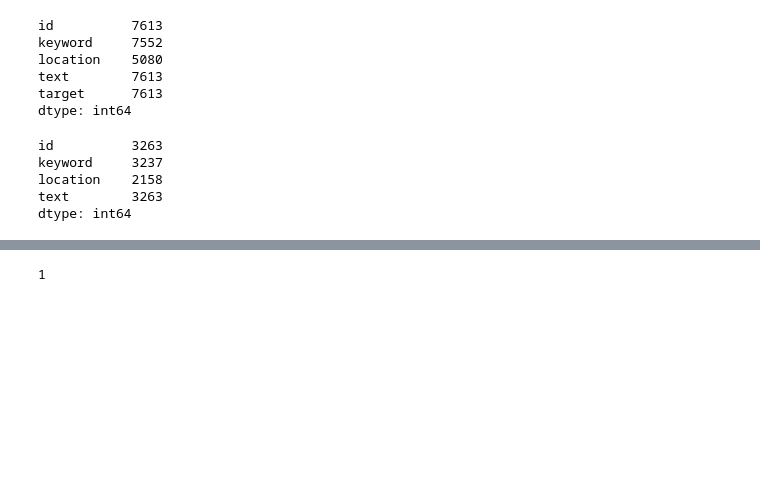
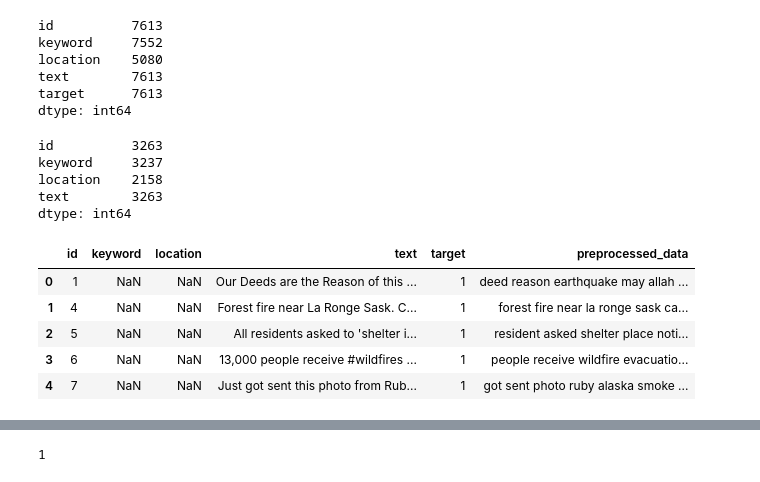
Before and after one commit to skyheat47295/Jupyter_Notebooks, a Jupyter notebook: Kaggle/Competitions/NLP_Disaster_Tweets_Competition/nlp-disaster-tweets-competition.ipynb, the cells around one changed output, grey strips where cells are left out. Cells and saved outputs as stored; diff of their text form; code cells hidden in the pictures; blank space fills up the shorter version.

```diff
--- a/Kaggle/Competitions/NLP_Disaster_Tweets_Competition/nlp-disaster-tweets-competition.ipynb
+++ b/Kaggle/Competitions/NLP_Disaster_Tweets_Competition/nlp-disaster-tweets-competition.ipynb
@@ -86,3 +89,31 @@ keyword     3237
 location    2158
 text        3263
 dtype: int64
+# %%
+# Data Cleaning Train
+#stripped = []
+#for text in train_data['text'].values:
+#        stripped.append(re.sub(r'https?://\S+|www\.\S+','',text))    # removing website link if any present in the text
+#train_data['html_stripped'] = stripped
+
+wl = WordNetLemmatizer()
+STOPWORDS = stopwords.words('english')
+corpus = list()
+for text in train_data['text'].values:
+    text = re.sub(r'https?://\S+|www\.\S+','',text)    # removing website link if any present in the text
+    text = re.sub(r'[^a-zA-Z]', ' ', text)             # keeping only alphabetic characters
+    text = text.lower()
+    text = text.split()
+    text = [wl.lemmatize(word) for word in text if not word in STOPWORDS]  # lemmatizing the words using wordnet lemmatizer
+    text = " ".join(text)
+    corpus.append(text)
+train_data['preprocessed_data'] = corpus
+# %%
+train_data.head()
+# %% [output]
+|  | id | keyword | location | text | target | preprocessed_data |
+| 0 | 1 | NaN | NaN | Our Deeds are the Reason of this ... | 1 | deed reason earthquake may allah ... |
+| 1 | 4 | NaN | NaN | Forest fire near La Ronge Sask. C... | 1 | forest fire near la ronge sask ca... |
+| 2 | 5 | NaN | NaN | All residents asked to 'shelter i... | 1 | resident asked shelter place noti... |
+| 3 | 6 | NaN | NaN | 13,000 people receive #wildfires ... | 1 | people receive wildfire evacuatio... |
+| 4 | 7 | NaN | NaN | Just got sent this photo from Rub... | 1 | got sent photo ruby alaska smoke ... |
```
Also changed, not shown: parts of 12 cells of this notebook.
